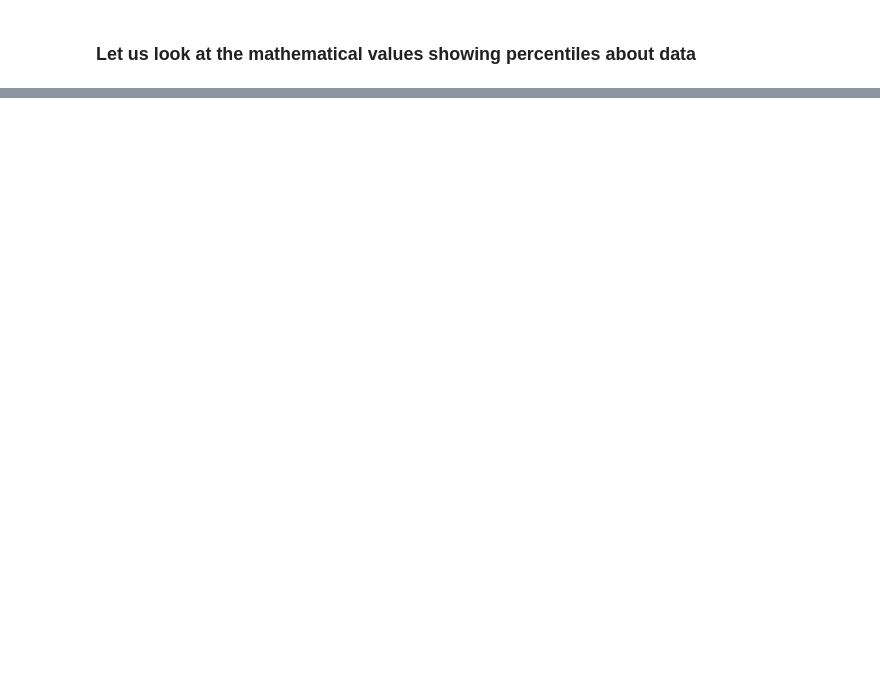
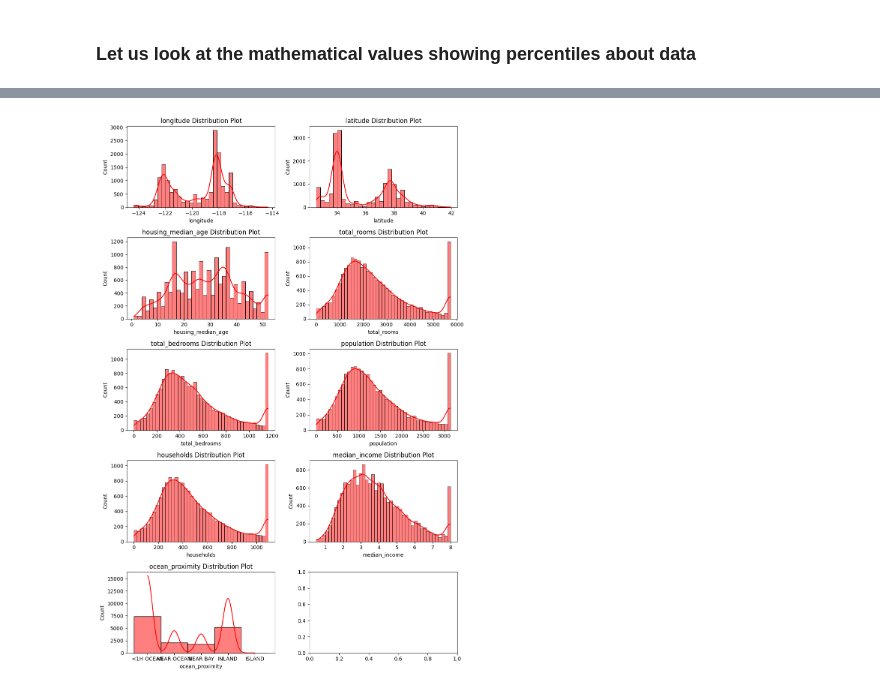
Before and after one commit to AdityaKhatavkar/ml_revision, a Jupyter notebook: regularizaiton/elastic_net/elastic_net.ipynb, the cells around one changed output, grey strips where cells are left out. Cells and saved outputs as stored; diff of their text form; code cells hidden in the pictures; blank space fills up the shorter version.

```diff
--- a/regularizaiton/elastic_net/elastic_net.ipynb
+++ b/regularizaiton/elastic_net/elastic_net.ipynb
@@ -266,0 +283,9 @@ lowerlimit = _25_percentile - 1.5*iqr
+# %%
+outlier_handler = Outliers(x_train)
+
+for column in x_train.columns:
+    if column == 'ocean_proximity':  # Skip non-numeric column
+        continue
+    outlier_handler.quantile_values(column)  # Calculate IQR
+    outlier_handler.fix_outliers(column)  # Fix outliers
+    print(f"Processed column: {column}")
@@ -266,0 +379,17 @@ lowerlimit = _25_percentile - 1.5*iqr
+# %%
+n_rows, n_cols = 5, 2
+fig, axes = plt.subplots(n_rows, n_cols, figsize=(10, 15))
+
+
+axes = axes.flatten()
+
+# Loop through columns and plot
+for i, column in enumerate(x_train.columns):
+    sns.histplot(x_train[column], kde=True, ax=axes[i], color = 'Red')
+    axes[i].set_title(f"{column} Distribution Plot")
+
+# Adjust layout
+plt.tight_layout()
+plt.show()
+# %% [output]
+[figure, added]
```
Also changed, not shown: parts of 31 cells of this notebook, 2 other files.
